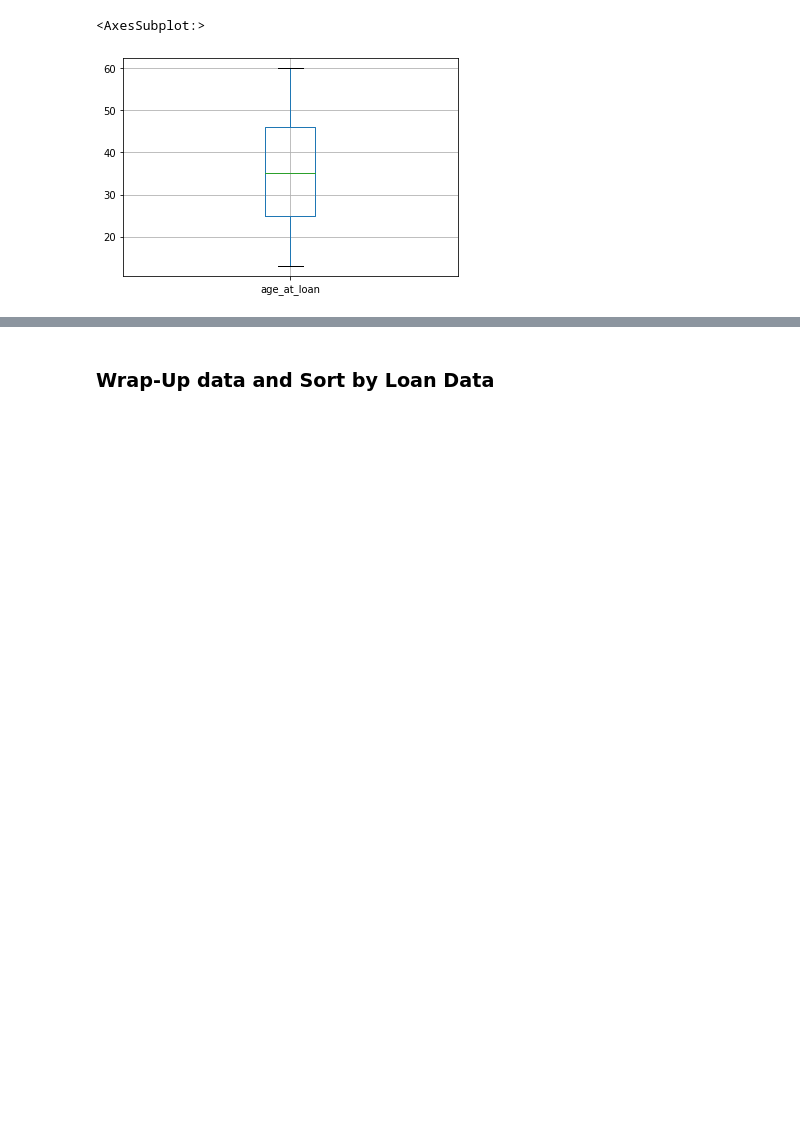
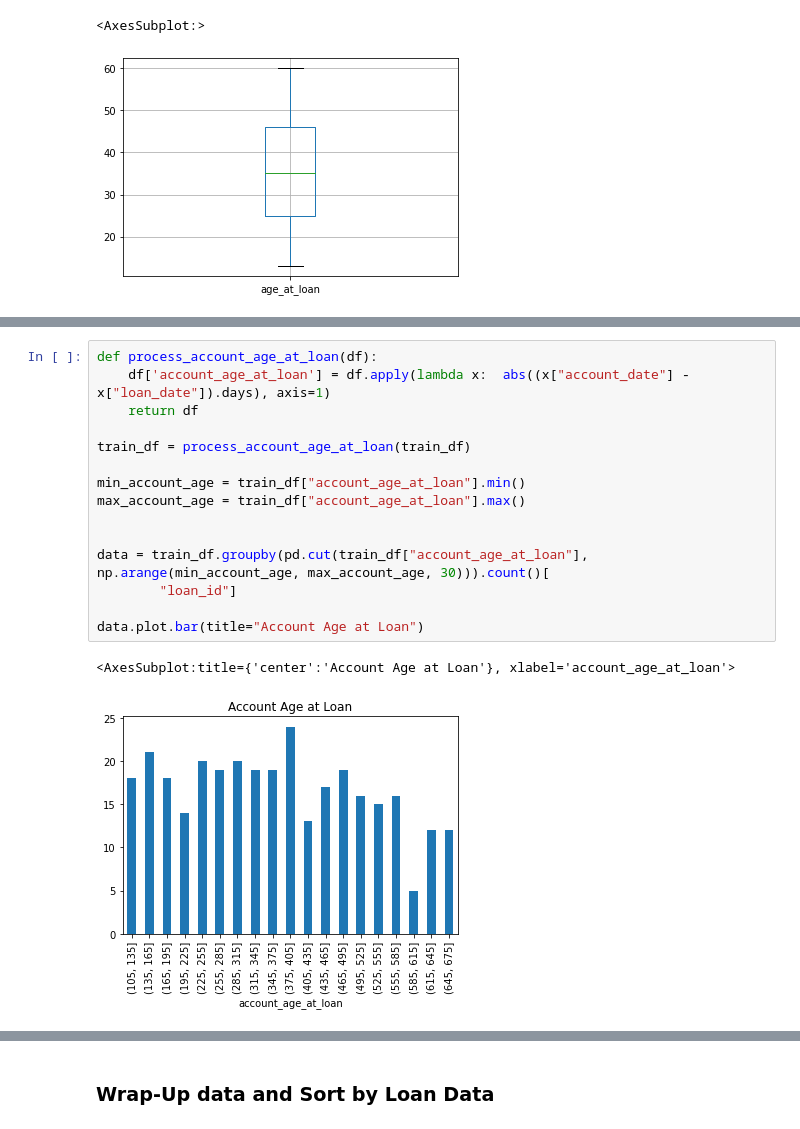
Before and after one commit to goncaloacteixeira/feup-ac, a Jupyter notebook: data-prep.ipynb, the cells around one changed output, grey strips where cells are left out. Cells and saved outputs as stored; diff of their text form; blank space fills up the shorter version.

```diff
--- a/data-prep.ipynb
+++ b/data-prep.ipynb
@@ -386,0 +391,18 @@ sns.countplot(x="underage",data=train_df)
+# %%
+def process_account_age_at_loan(df):
+    df['account_age_at_loan'] = df.apply(lambda x:  abs((x["account_date"] - x["loan_date"]).days), axis=1)
+    return df
+
+train_df = process_account_age_at_loan(train_df)
+
+min_account_age = train_df["account_age_at_loan"].min()
+max_account_age = train_df["account_age_at_loan"].max()
+
+
+data = train_df.groupby(pd.cut(train_df["account_age_at_loan"], np.arange(min_account_age, max_account_age, 30))).count()[
+        "loan_id"]
+
+data.plot.bar(title="Account Age at Loan")
+# %% [output]
+<AxesSubplot:title={'center':'Account Age at Loan'}, xlabel='account_age_at_loan'>
+[figure, added]
```
Also changed, not shown: parts of 18 cells of this notebook, 2 other files.
